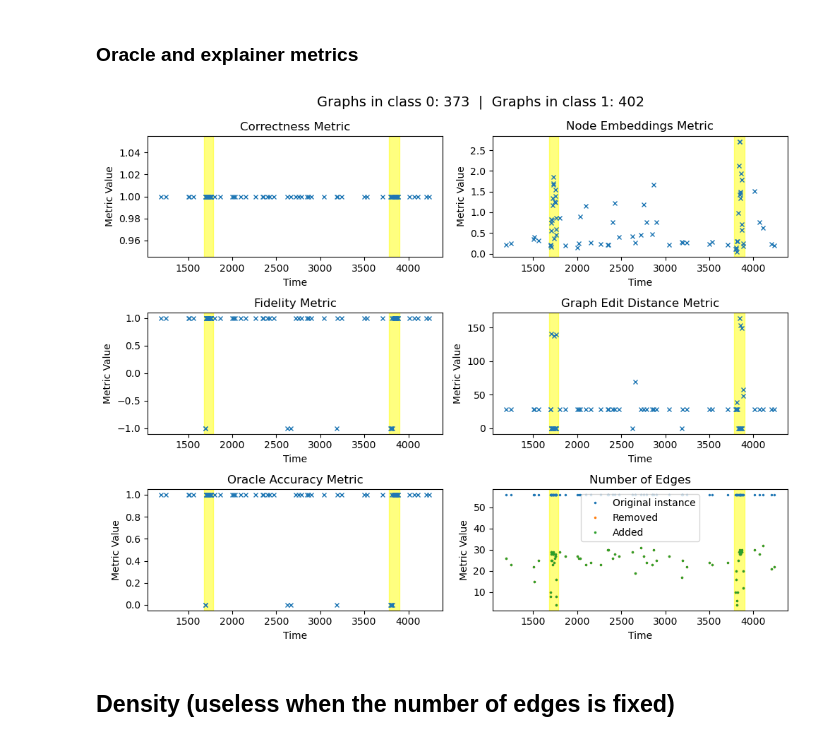
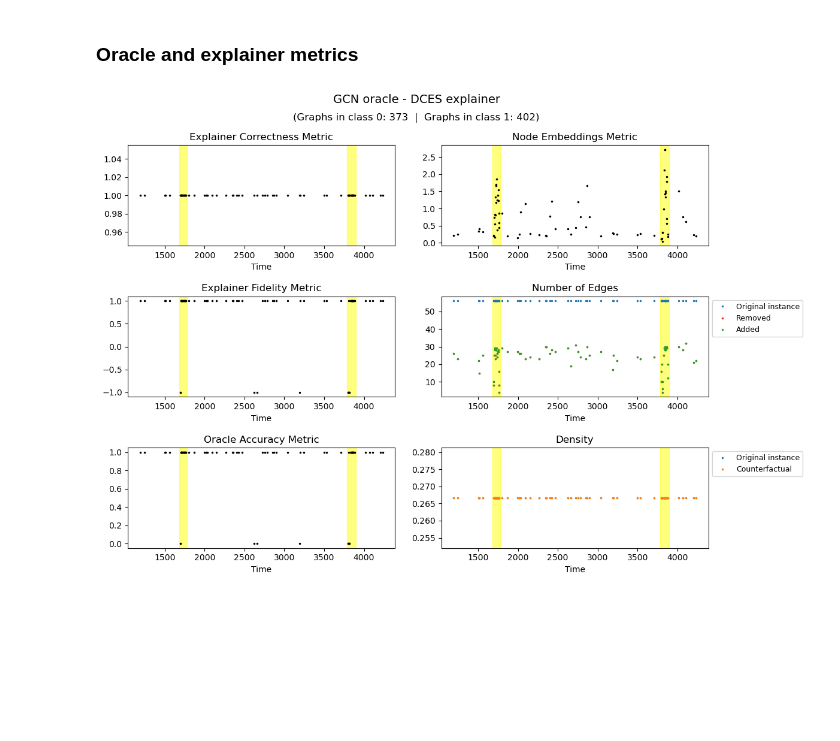
Before and after one commit to MartinaZan/CORTEX, a Jupyter notebook: 4 - plot results.ipynb, the cells around one changed output. Saved outputs shown, nothing was run; the diff lists cells and outputs as text; code cells hidden in the pictures; blank space fills up the shorter version.

Commit message:
Fixed bugs in plot results

```diff
--- a/4 - plot results.ipynb
+++ b/4 - plot results.ipynb
@@ -51,5 +51,5 @@ print(file_name)
 # %%
-# file_name = '19608-Martina'
+file_name = '19608-Martina'
 # %%
 # Load logs
 with open(logs_path + file_name + '.info', "r") as file:
@@ -143,54 +147,62 @@ modified_edges = [r + a for r, a in zip(removed, added)]
 with open(f"{output_path}data_edges\\{file_name.split('-')[0]}-{patient_id}_{record_id}_{(eval_manager._evaluators[index_evaluator]._explainer.name).split('-')[0]}.pkl", 'wb') as f:
     pickle.dump({'times_test': times_test, 'modified_edges': modified_edges}, f)
 # %%
-fig, axes = plt.subplots(3, 2, figsize=(10,8))
+fig, axes = plt.subplots(3, 2, figsize=(12,8), gridspec_kw={'width_ratios': [1, 1]})
 
-# Subplot 1: CorrectnessMetric
+# Subplot 1: Correctness Metric
 add_seizure_shading(axes[0,0], seizure_starts, seizure_ends)
-axes[0,0].plot(times_test, np.array(list(CorrectnessMetric.values())), marker='x', linestyle='', markersize=5, label='Correctness')
-axes[0,0].set_title('Correctness Metric')
+axes[0,0].plot(times_test, np.array(list(CorrectnessMetric.values())), label='Correctness', marker='.', linestyle='', markersize=3, color='black')
+axes[0,0].set_title('Explainer Correctness Metric')
 
-# Subplot 2: FidelityMetric
+# Subplot 2: Fidelity Metric
 add_seizure_shading(axes[1,0], seizure_starts, seizure_ends)
-axes[1,0].plot(times_test, np.array(list(FidelityMetric.values())), marker='x', linestyle='', markersize=5, label='Fidelity')
-axes[1,0].set_title('Fidelity Metric')
+axes[1,0].plot(times_test, np.array(list(FidelityMetric.values())), label='Fidelity', marker='.', linestyle='', markersize=3, color='black')
+axes[1,0].set_title('Explainer Fidelity Metric')
 
-# Subplot 3: OracleAccuracyMetric
+# Subplot 3: Oracle Accuracy Metric
 add_seizure_shading(axes[2,0], seizure_starts, seizure_ends)
-axes[2,0].plot(times_test, np.array(list(OracleAccuracyMetric.values())), marker='x', linestyle='', markersize=5, label='Oracle Accuracy')
+axes[2,0].plot(times_test, np.array(list(OracleAccuracyMetric.values())), label='Oracle Accuracy', marker='.', linestyle='', markersize=3, color='black')
 axes[2,0].set_title('Oracle Accuracy Metric')
 
-# Subplot 4: EmbeddingsMetric
+# Subplot 4: Node Embeddings Metric
 add_seizure_shading(axes[0,1], seizure_starts, seizure_ends)
-axes[0,1].plot(times_test, np.array(list(EmbeddingMetric.values())), marker='x', linestyle='', markersize=5, label='Node Embeddings Metric')
+axes[0,1].plot(times_test, np.array(list(EmbeddingMetric.values())), label='Node Embeddings Metric', marker='.', linestyle='', markersize=3, color='black')
 axes[0,1].set_title('Node Embeddings Metric')
 
-# Subplot 5: GraphEditDistanceMetric
-add_seizure_shading(axes[1,1], seizure_starts, seizure_ends)
-axes[1,1].plot(times_test, np.array(list(GraphEditDistanceMetric.values())), marker='x', linestyle='', markersize=5, label='Graph Edit Distance Metric')
-axes[1,1].set_title('Graph Edit Distance Metric')
+# Subplot 5: Graph Edit Distance Metric
+# add_seizure_shading(axes[1,1], seizure_starts, seizure_ends)
+# axes[1,1].plot(times_test, np.array(list(GraphEditDistanceMetric.values())), label='Graph Edit Distance Metric', marker='.', linestyle='', markersize=3, color='black')
+# axes[1,1].set_title('Graph Edit Distance Metric')
 
-# Subplot 6: Number of Edges (embedded plot_and_number_edges)
-ax_edges = axes[2,1]
-ax_edges.plot(times_test, original, label='Original instance', marker='.', linestyle='', markersize=3)
-ax_edges.plot(times_test, removed, label='Removed', marker='.', linestyle='', markersize=3)
-ax_edges.plot(times_test, added, label='Added', marker='.', linestyle='', markersize=3)
+# Subplot 5: Number of Edges
+ax_edges = axes[1,1]
+ax_edges.plot(times_test, original, label='Original instance', marker='.', linestyle='', markersize=3, color='tab:blue')
+ax_edges.plot(times_test, removed, label='Removed', marker='.', linestyle='', markersize=3, color='tab:red')
+ax_edges.plot(times_test, added, label='Added', marker='.', linestyle='', markersize=3, color='tab:green')
 add_seizure_shading(ax_edges, seizure_starts, seizure_ends)
 ax_edges.set_title('Number of Edges')
-ax_edges.legend() #loc='upper left', bbox_to_anchor=(1, 1))
+ax_edges.legend(loc='upper left', bbox_to_anchor=(1, 1), fontsize=9)
+
+# Subplot 6: Density
+ax_density = axes[2,1]
+add_seizure_shading(ax_density, seizure_starts, seizure_ends)
+ax_density.plot(times_test, np.array([entry['density_instance'] for entry in graph_metrics]), label='Original instance', marker='.', linestyle='', markersize=3) #, color='yellowgreen')
+ax_density.plot(times_test, np.array([entry['density_counterfactual'] for entry in graph_metrics]), label='Counterfactual', marker='.', linestyle='', markersize=3) #, color='olivedrab')
+ax_density.set_title('Density')
+ax_density.legend(loc='upper left', bbox_to_anchor=(1, 1), fontsize=9)
 
 # General settings
 for ax in axes.flatten():
     ax.set_xlabel('Time')
-    ax.set_ylabel('Metric Value')
+    # ax.set_ylabel('Metric Value')
     # ax.set_xlim((Start,End))
 
-text = f"Graphs in class 0: {seizure_class.count(0)}  |  Graphs in class 1: {seizure_class.count(1)}"
-fig.suptitle(text, fontsize=14, x=0.55, y=0.985)
-plt.tight_layout()
+fig.suptitle(get_oracle_and_explainer_names(eval_manager,index_evaluator), fontsize=14, x=0.45, y=1.02)
+text = f"(Graphs in class 0: {seizure_class.count(0)}  |  Graphs in class 1: {seizure_class.count(1)})"
+fig.text(0.45, 0.965, text, fontsize=12, ha='center')
+
+plt.tight_layout(h_pad=1.5, w_pad=2)
 plt.savefig(f"{output_path}{file_name.split('-')[0]}-{patient_id}_{record_id}_{(eval_manager._evaluators[index_evaluator]._explainer.name).split('-')[0]}.png", dpi=300)
 plt.show()
 # %% [output]
-[figure, old version]
+[figure, new version]
-# %% [markdown]
-## Density (useless when the number of edges is fixed)
```
Also changed, not shown: parts of 8 cells of this notebook, 3 other files.
